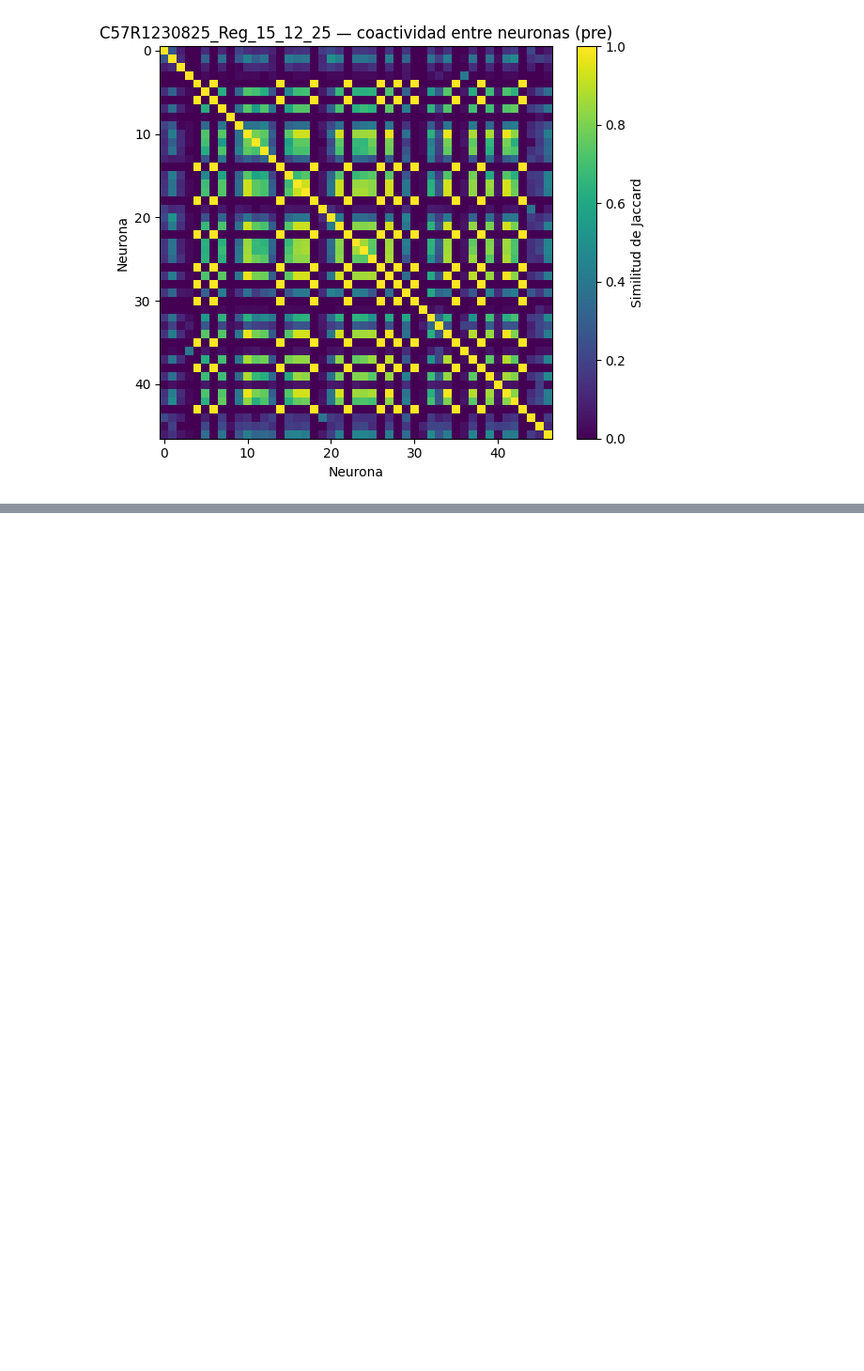
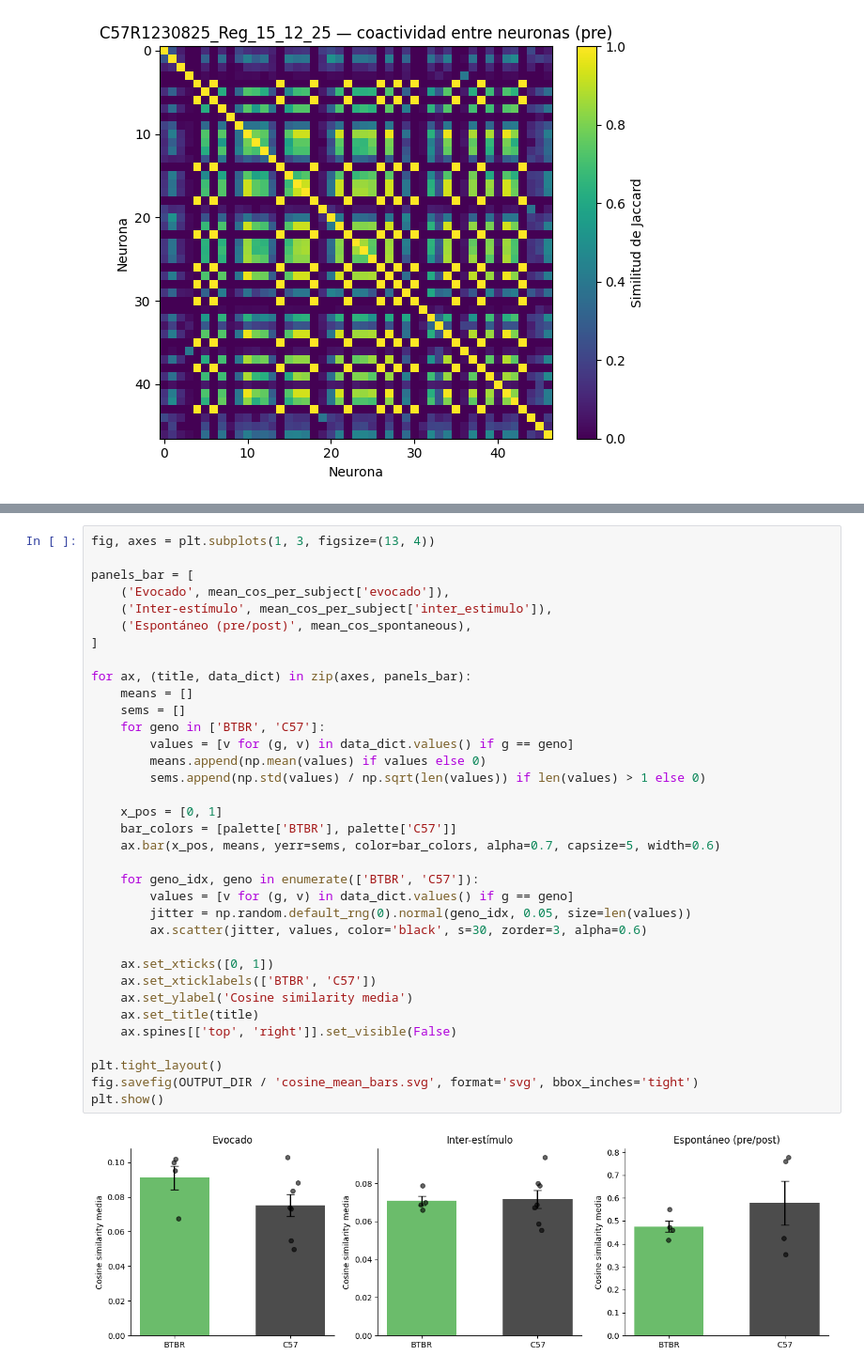
Before and after one commit to gnickii/v1-sensory-coding-asd-model, a Jupyter notebook: src/ensambles/ensambles_pipeline.ipynb, the cells around one changed output, grey strips where cells are left out. Shown at 94% size. Cells and saved outputs as stored; diff of their text form; blank space fills up the shorter version.

```diff
--- a/src/ensambles/ensambles_pipeline.ipynb
+++ b/src/ensambles/ensambles_pipeline.ipynb
@@ -2639,0 +2830,37 @@ Matriz de coactivación de neuronas: (47, 47)
+# %%
+fig, axes = plt.subplots(1, 3, figsize=(13, 4))
+
+panels_bar = [
+    ('Evocado', mean_cos_per_subject['evocado']),
+    ('Inter-estímulo', mean_cos_per_subject['inter_estimulo']),
+    ('Espontáneo (pre/post)', mean_cos_spontaneous),
+]
+
+for ax, (title, data_dict) in zip(axes, panels_bar):
+    means = []
+    sems = []
+    for geno in ['BTBR', 'C57']:
+        values = [v for (g, v) in data_dict.values() if g == geno]
+        means.append(np.mean(values) if values else 0)
+        sems.append(np.std(values) / np.sqrt(len(values)) if len(values) > 1 else 0)
+
+    x_pos = [0, 1]
+    bar_colors = [palette['BTBR'], palette['C57']]
+    ax.bar(x_pos, means, yerr=sems, color=bar_colors, alpha=0.7, capsize=5, width=0.6)
+
+    for geno_idx, geno in enumerate(['BTBR', 'C57']):
+        values = [v for (g, v) in data_dict.values() if g == geno]
+        jitter = np.random.default_rng(0).normal(geno_idx, 0.05, size=len(values))
+        ax.scatter(jitter, values, color='black', s=30, zorder=3, alpha=0.6)
+
+    ax.set_xticks([0, 1])
+    ax.set_xticklabels(['BTBR', 'C57'])
+    ax.set_ylabel('Cosine similarity media')
+    ax.set_title(title)
+    ax.spines[['top', 'right']].set_visible(False)
+
+plt.tight_layout()
+fig.savefig(OUTPUT_DIR / 'cosine_mean_bars.svg', format='svg', bbox_inches='tight')
+plt.show()
+# %% [output]
+[figure, added]
```
Also changed, not shown: parts of 17 cells of this notebook, 5 other files.
